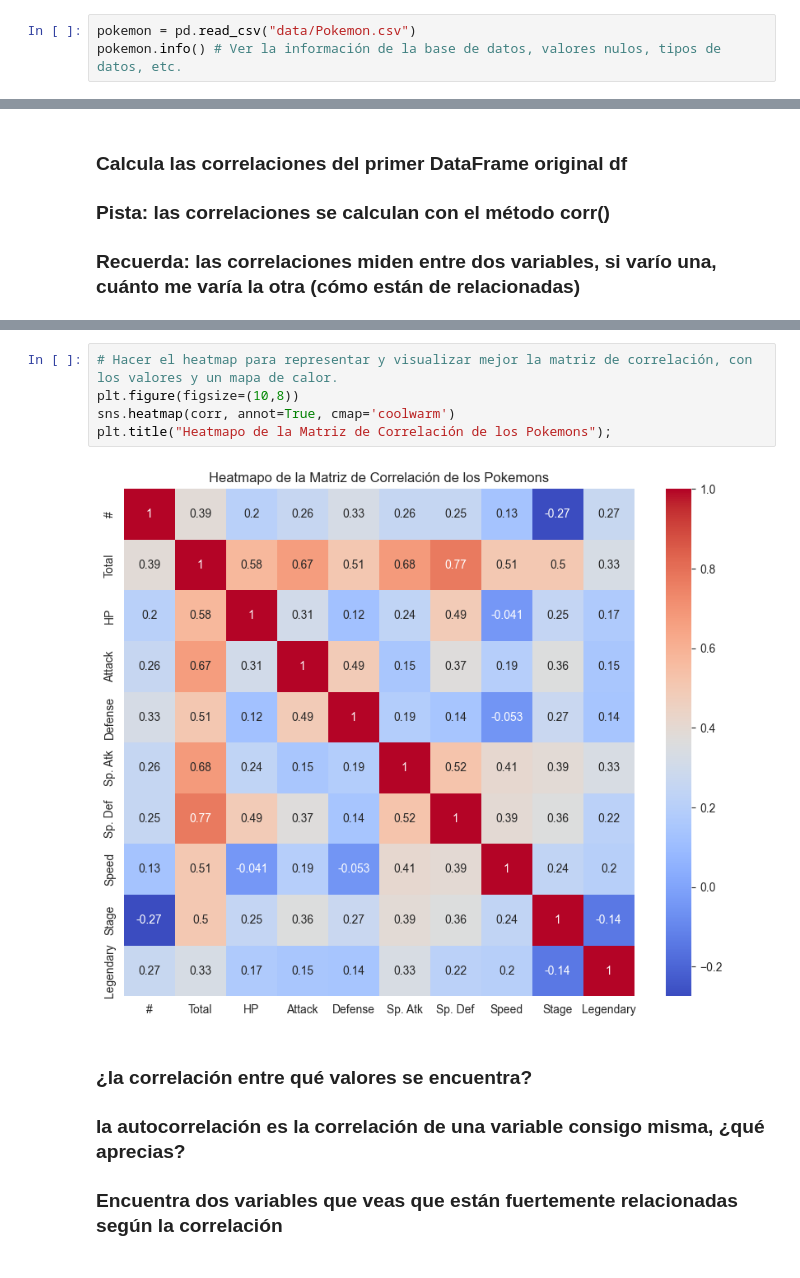
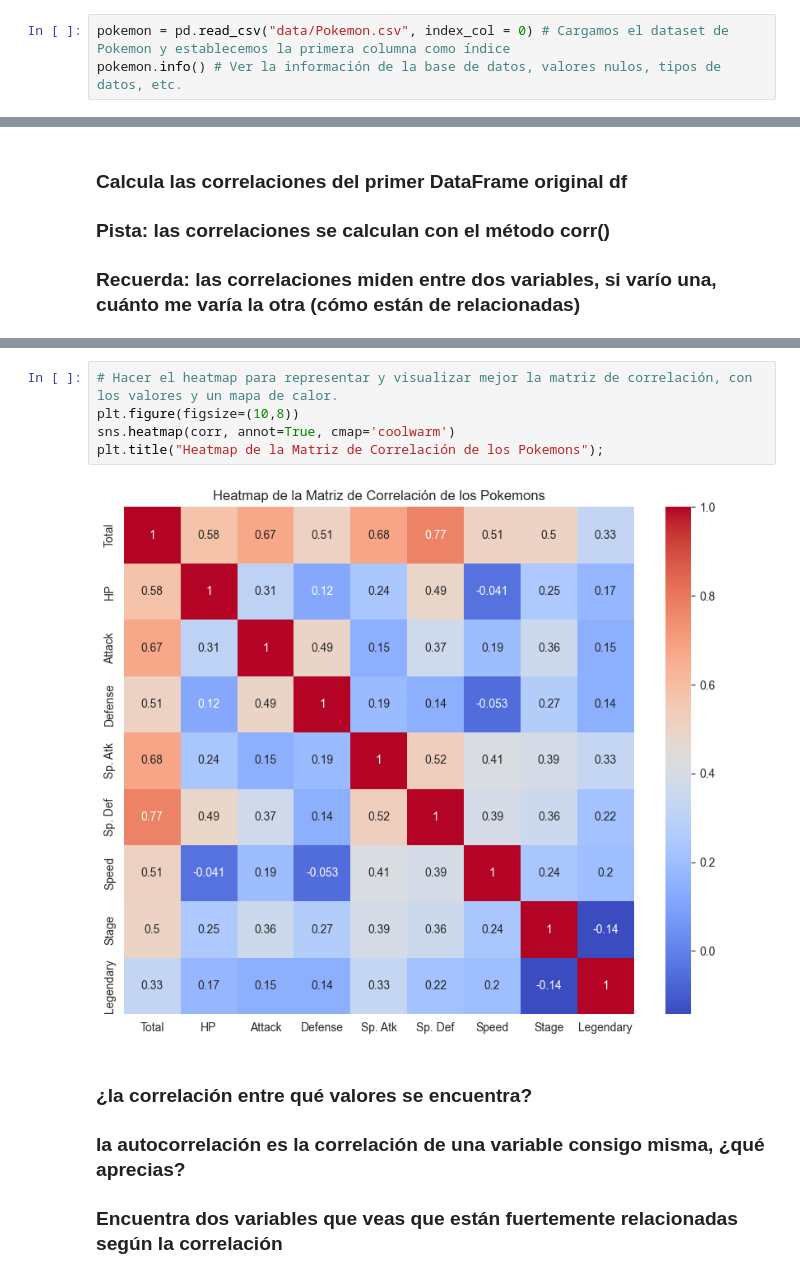
Before and after one commit to fgoiri/2026-02-BILBAO-FT-Data-Science, a Jupyter notebook: 2-Data_Analysis/6-Visualización/2-Seaborn/Ejercicios/ejercicios_Seaborn_FGO.ipynb, the cells around one changed output, grey strips where cells are left out. Drawn from its saved outputs; the diff is of its cells as text.

```diff
--- a/2-Data_Analysis/6-Visualización/2-Seaborn/Ejercicios/ejercicios_Seaborn_FGO.ipynb
+++ b/2-Data_Analysis/6-Visualización/2-Seaborn/Ejercicios/ejercicios_Seaborn_FGO.ipynb
@@ -9,7 +9,7 @@ import seaborn as sns
 # %% [markdown]
 # 3. Lee 'Pokemon.csv', lee la primera columna del csv como índice del DataFrame
 # %%
-pokemon = pd.read_csv("data/Pokemon.csv")
+pokemon = pd.read_csv("data/Pokemon.csv", index_col = 0) # Cargamos el dataset de Pokemon y establecemos la primera columna como índice
 pokemon.info() # Ver la información de la base de datos, valores nulos, tipos de datos, etc.
 # %% [output]
 <class 'pandas.DataFrame'>
@@ -299,10 +300,10 @@ corr
 # %%
 # Hacer el heatmap para representar y visualizar mejor la matriz de correlación, con los valores y un mapa de calor.
 plt.figure(figsize=(10,8))
 sns.heatmap(corr, annot=True, cmap='coolwarm')
-plt.title("Heatmapo de la Matriz de Correlación de los Pokemons");
+plt.title("Heatmap de la Matriz de Correlación de los Pokemons");
 # %% [output]
-[figure, old version]
+[figure, new version]
 # %% [markdown]
 ### ¿la correlación entre qué valores se encuentra?
 ### la autocorrelación es la correlación de una variable consigo misma, ¿qué aprecias?
```
Also changed, not shown: parts of 8 cells of this notebook, 7 other files.
